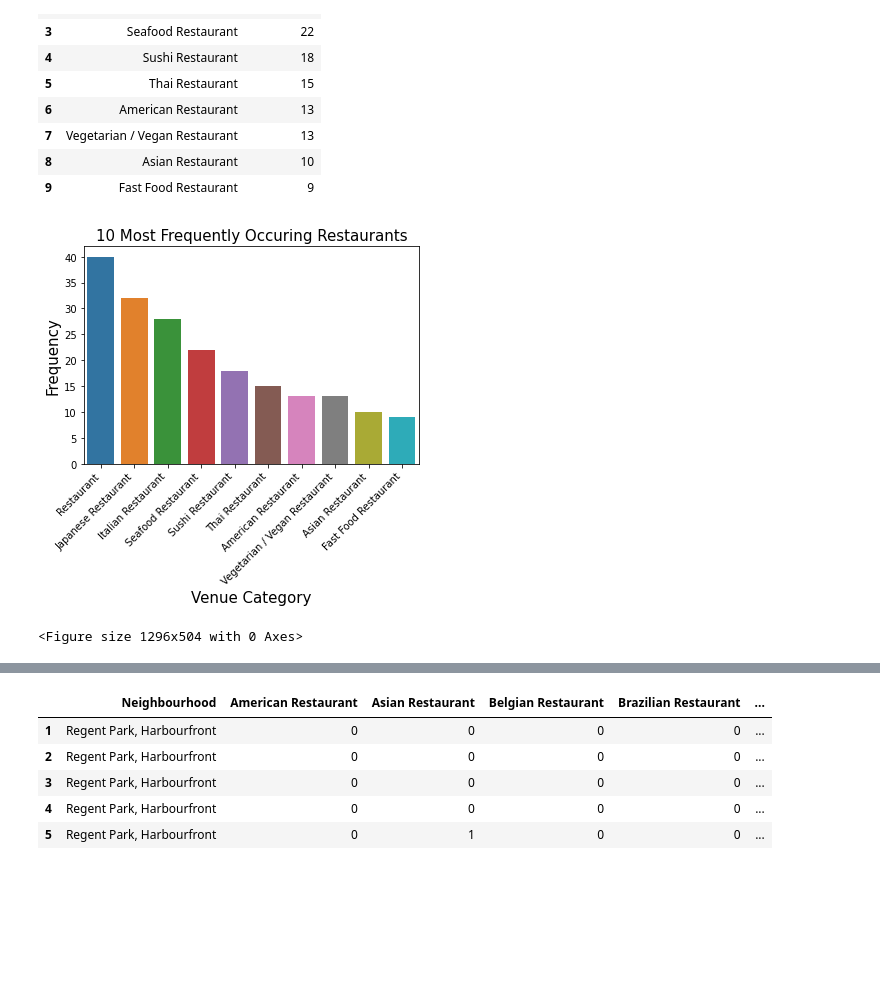
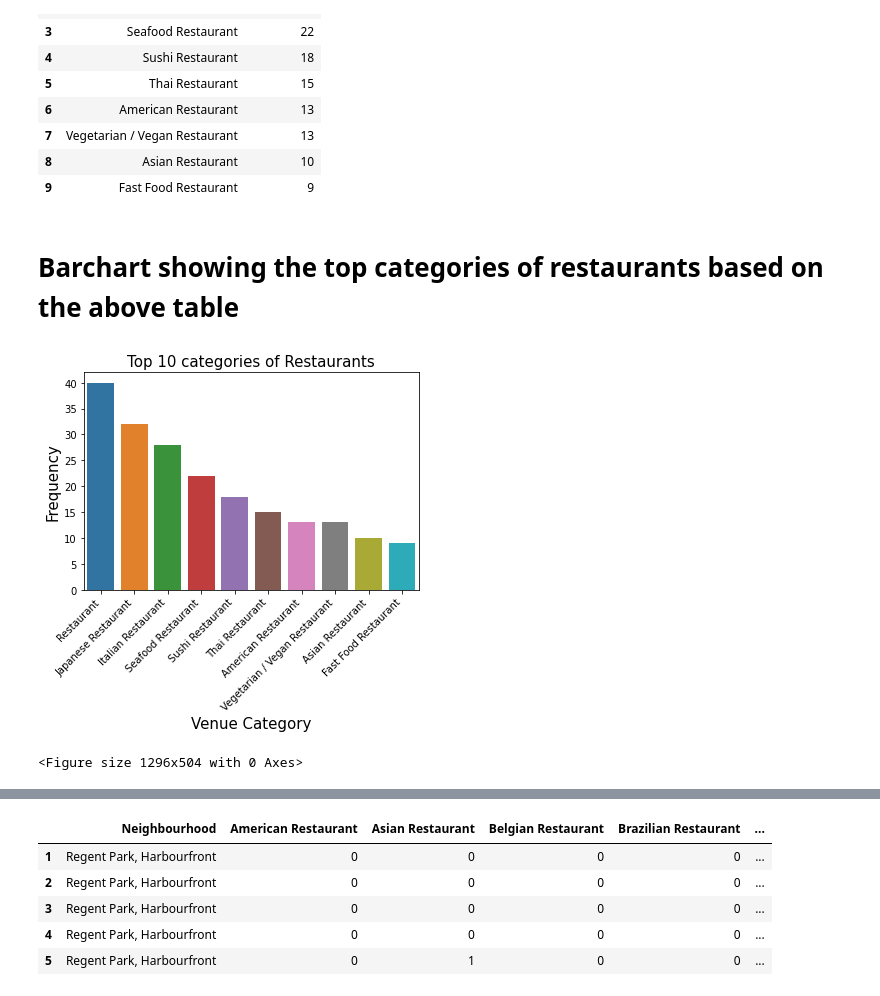
Before and after one commit to vasanst/Coursera_Capstone2, a Jupyter notebook: Week 5 - Capstone Project - Complete Coding.ipynb, the cells around one changed output, grey strips where cells are left out. Cells and saved outputs as stored; diff of their text form; code cells hidden in the pictures; blank space fills up the shorter version.

```diff
--- a/Week 5 - Capstone Project - Complete Coding.ipynb
+++ b/Week 5 - Capstone Project - Complete Coding.ipynb
@@ -172,7 +166,7 @@ The geograpical coordinate of Downtown Toronto  is 43.6541737, -79.3808116451340
 dt_map = folium.Map(location=[latitude, longitude], zoom_start=10)
 
 # add markers to the map
-for lat, lng, borough, neighborhood in zip(df['Latitude'], df['Longitude'], df['Borough'], df['Neighbourhood']):
+for lat, lng, borough, neighborhood in zip(dt_toronto['Latitude'], dt_toronto['Longitude'], dt_toronto['Borough'], dt_toronto['Neighbourhood']):
     label = '{}, {}'.format(neighborhood, borough)
     label = folium.Popup(label, parse_html=True)
     folium.CircleMarker(
@@ -355,22 +365,24 @@ dt_TopN
 | 7 | Vegetarian / Vegan Restaurant | 13 |
 | 8 | Asian Restaurant | 10 |
 | 9 | Fast Food Restaurant | 9 |
+# %% [markdown]
+# Barchart showing the top categories of restaurants based on the above table
 # %%
 import seaborn as sns
 from matplotlib import pyplot as plt
 
 s=sns.barplot(x="Venue_Category", y="Frequency", data=dt_TopN)
 s.set_xticklabels(s.get_xticklabels(), rotation=45, horizontalalignment='right')
-title = str(topN) + " Most Frequently Occuring Restaurants"
+title = "Top " + str(topN) + " categories of Restaurants"
 
 plt.title(title, fontsize=15)
 plt.xlabel("Venue Category", fontsize=15)
 plt.ylabel ("Frequency", fontsize=15)
 plt.savefig("Most_Freq_Venues.png", dpi=300)
 fig = plt.figure(figsize=(18,7))
 plt.show()
 # %% [output]
-[figure, old version]
+[figure, new version]
 <Figure size 1296x504 with 0 Axes>
 # %%
 print ("Data frame's dimension for Restaurants", dt_toronto_restaurant.shape)
```
Also changed, not shown: parts of 56 cells of this notebook.
